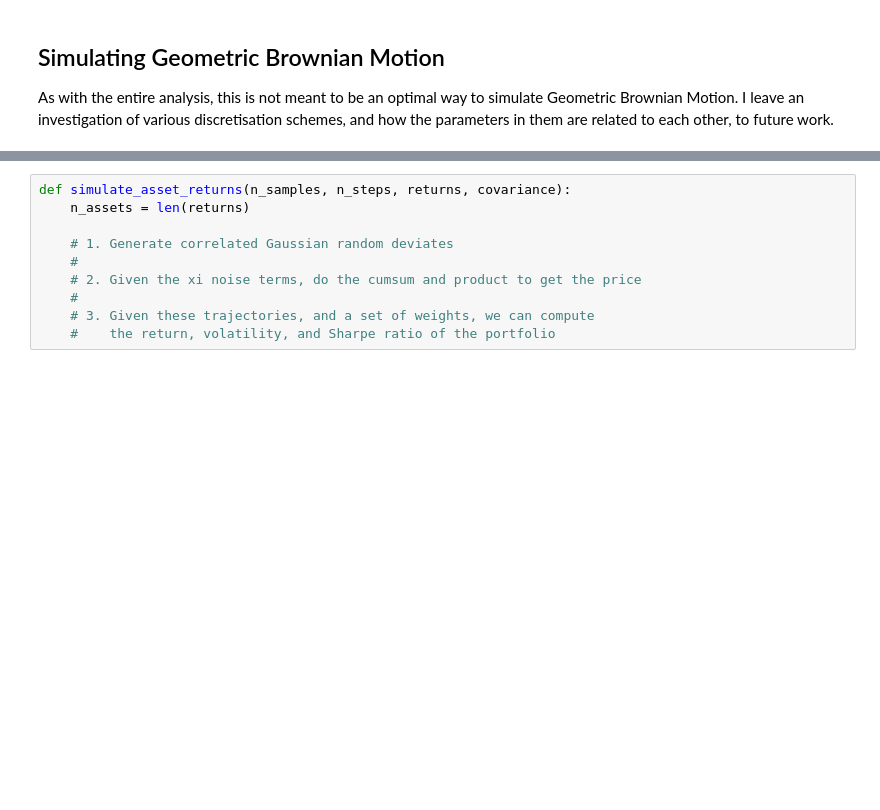
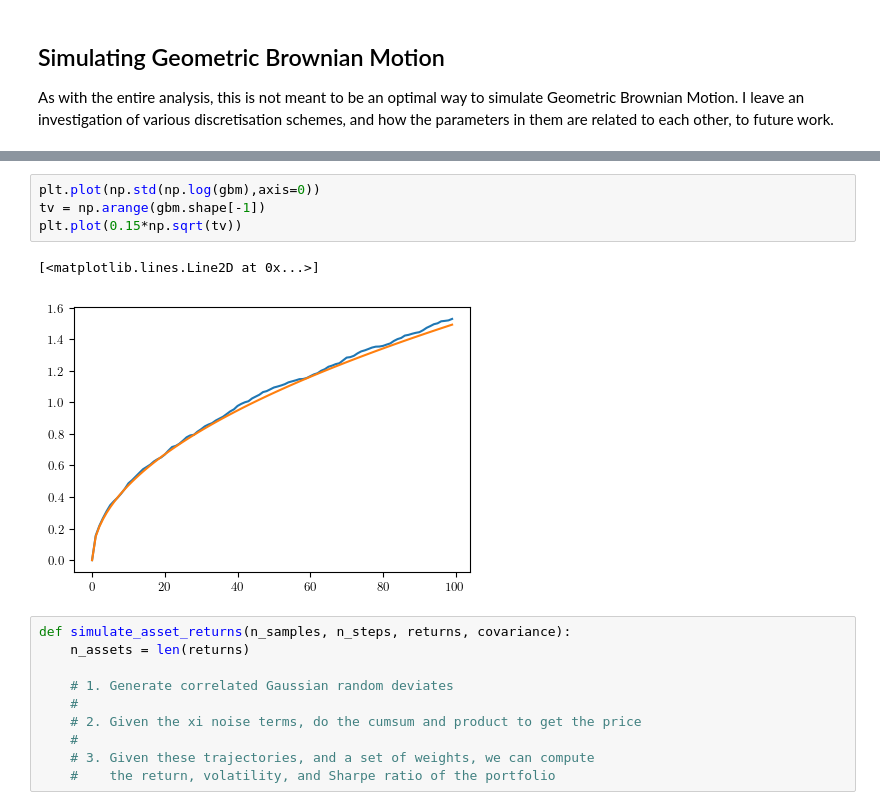
Before and after one commit to jonathanbraden/Finance, a Jupyter notebook: Markowitz Portfolio.ipynb, the cells around one changed output, grey strips where cells are left out. Drawn from its saved outputs; the diff is of its cells as text; blank space fills up the shorter version.

```diff
--- a/Markowitz Portfolio.ipynb
+++ b/Markowitz Portfolio.ipynb
@@ -303,3 +332,10 @@ As with the entire analysis, this is not meant to be an optimal way to simulate
+# %%
+plt.plot(np.std(np.log(gbm),axis=0))
+tv = np.arange(gbm.shape[-1])
+plt.plot(0.15*np.sqrt(tv))
+# %% [output]
+[<matplotlib.lines.Line2D at 0x...>]
+[figure, added]
 # %%
 def simulate_asset_returns(n_samples, n_steps, returns, covariance):
     n_assets = len(returns)
```
Also changed, not shown: parts of 5 cells of this notebook.
